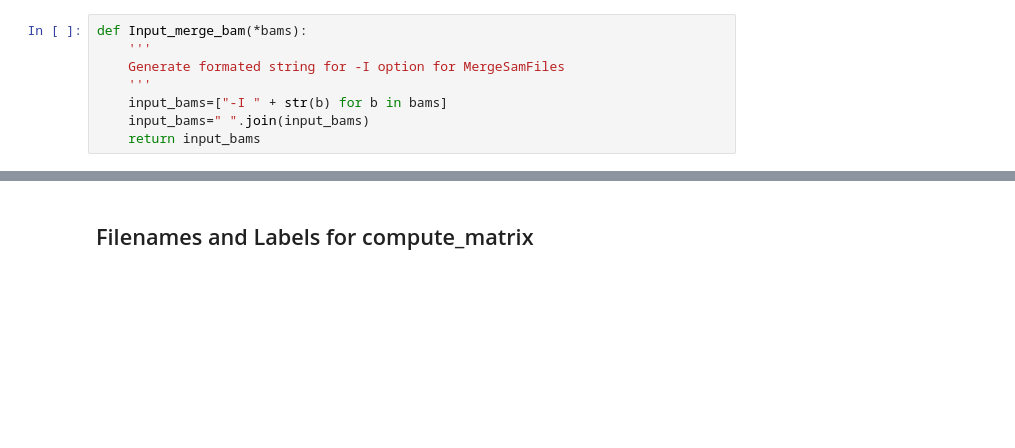
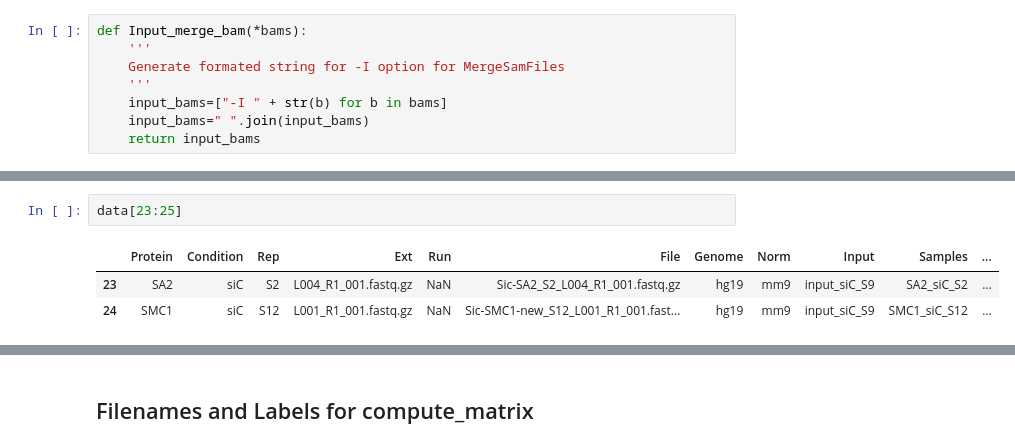
Before and after one commit to aqvd/snakemake_workflows, a Jupyter notebook: Chip-Seq/notebooks/metadata_creation.ipynb, the cells around one changed output, grey strips where cells are left out. Saved outputs shown, nothing was run; the diff lists cells and outputs as text; blank space fills up the shorter version.

```diff
--- a/Chip-Seq/notebooks/metadata_creation.ipynb
+++ b/Chip-Seq/notebooks/metadata_creation.ipynb
@@ -386,0 +414,6 @@ expand('{a}.gz', a=np.arange(0,10))
+# %%
+data[23:25]
+# %% [output]
+|  | Protein | Condition | Rep | Ext | Run | File | Genome | Norm | Input | Samples | ... |
+| 23 | SA2 | siC | S2 | L004_R1_001.fastq.gz | NaN | Sic-SA2_S2_L004_R1_001.fastq.gz | hg19 | mm9 | input_siC_S9 | SA2_siC_S2 | ... |
+| 24 | SMC1 | siC | S12 | L001_R1_001.fastq.gz | NaN | Sic-SMC1-new_S12_L001_R1_001.fast... | hg19 | mm9 | input_siC_S9 | SMC1_siC_S12 | ... |
```
Also changed, not shown: parts of 14 cells of this notebook, 3 other files.
